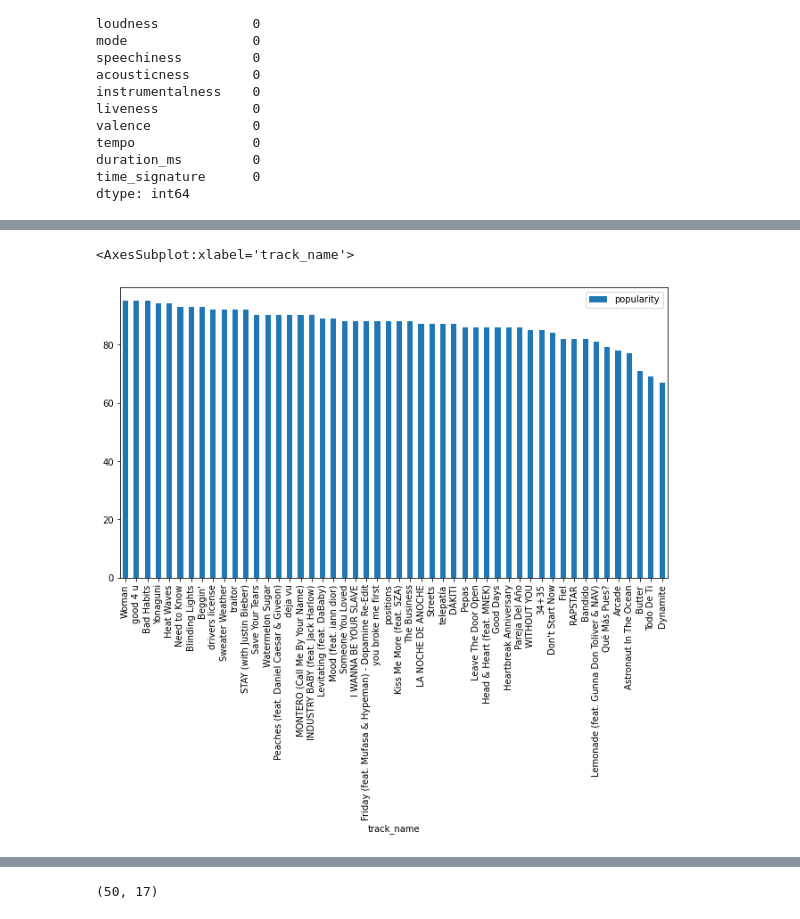
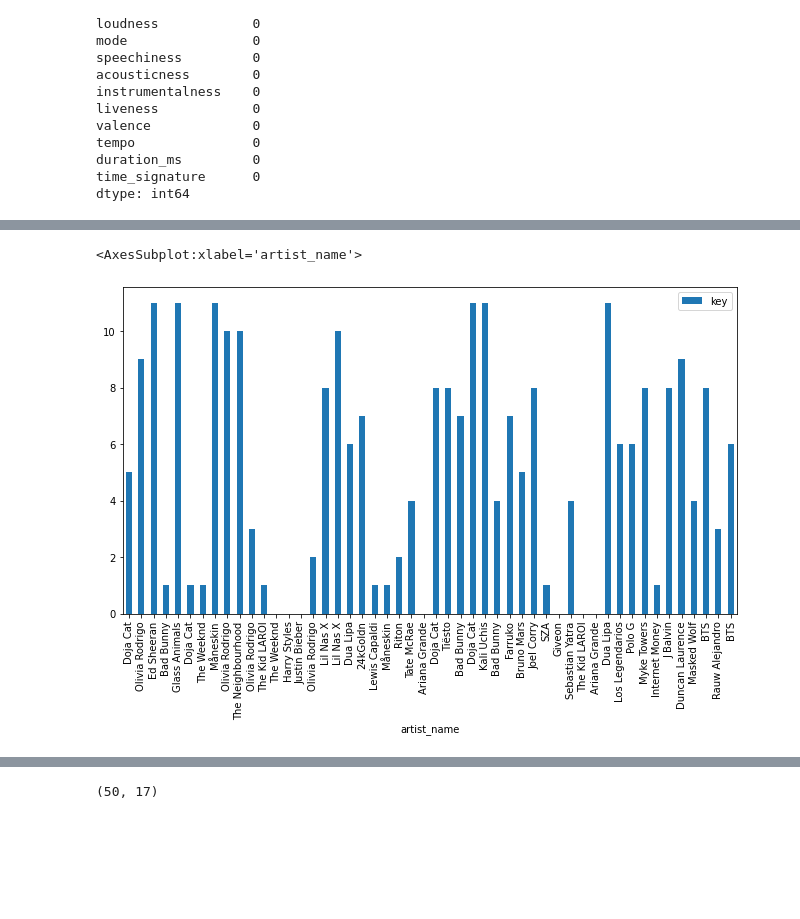
Before and after one commit to MadhaviRockandla/AirflowWeekend, a Jupyter notebook: airflow-proj-files/data/spotify_top50_2021.ipynb, the cells around one changed output, grey strips where cells are left out. Cells and saved outputs as stored; diff of their text form; code cells hidden in the pictures; blank space fills up the shorter version.

```diff
--- a/airflow-proj-files/data/spotify_top50_2021.ipynb
+++ b/airflow-proj-files/data/spotify_top50_2021.ipynb
@@ -85,11 +85,11 @@ Alphabetized
 | 28 | 29 | Olivia Rodrigo | traitor | 92 | 0.380 | 0.339 | 3 | -7.885 | 1 | ... |
 | 48 | 49 | Tate McRae | you broke me first | 88 | 0.667 | 0.373 | 4 | -9.389 | 1 | ... |
 # %%
-# Plot bar graph by amount of  Calories
-popularity.plot.bar(x='track_name', y='popularity', figsize= (11,6))
+
+popularity.plot.bar(x='artist_name', y='key', figsize= (11,6))
 # %% [output]
-<AxesSubplot:xlabel='track_name'>
+<AxesSubplot:xlabel='artist_name'>
-[figure, old version]
+[figure, new version]
 # %%
 # Sort by popularity High to Low
 popularity = spotify_top50_2021.sort_values(by=['popularity'], ascending = False)
```
Also changed, not shown: parts of 5 cells of this notebook, 2 other files.
